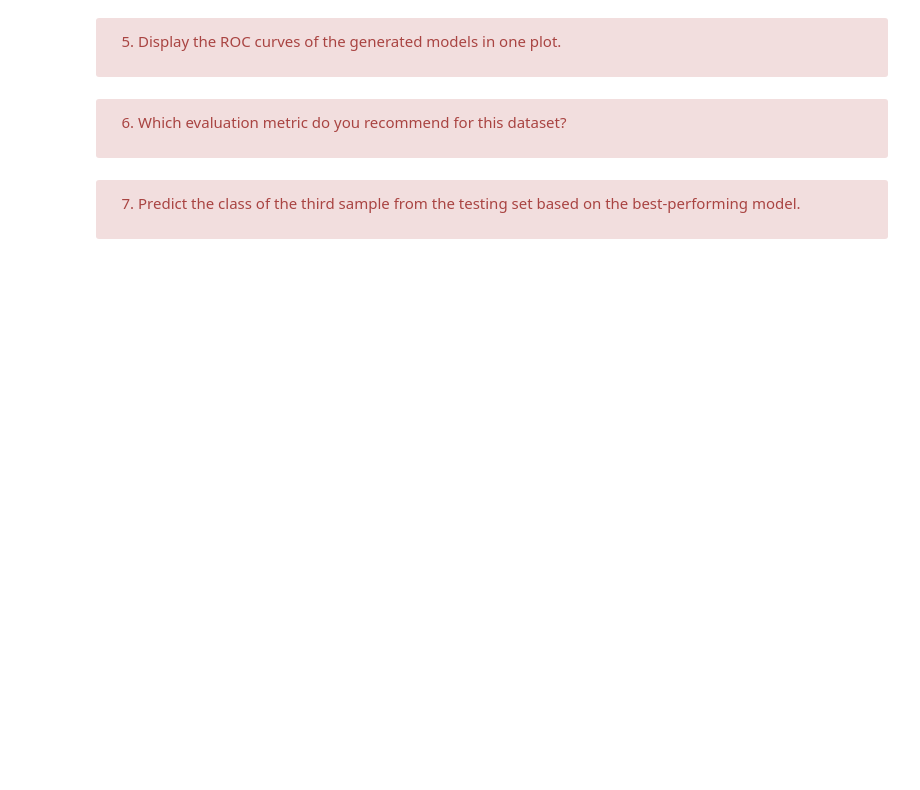
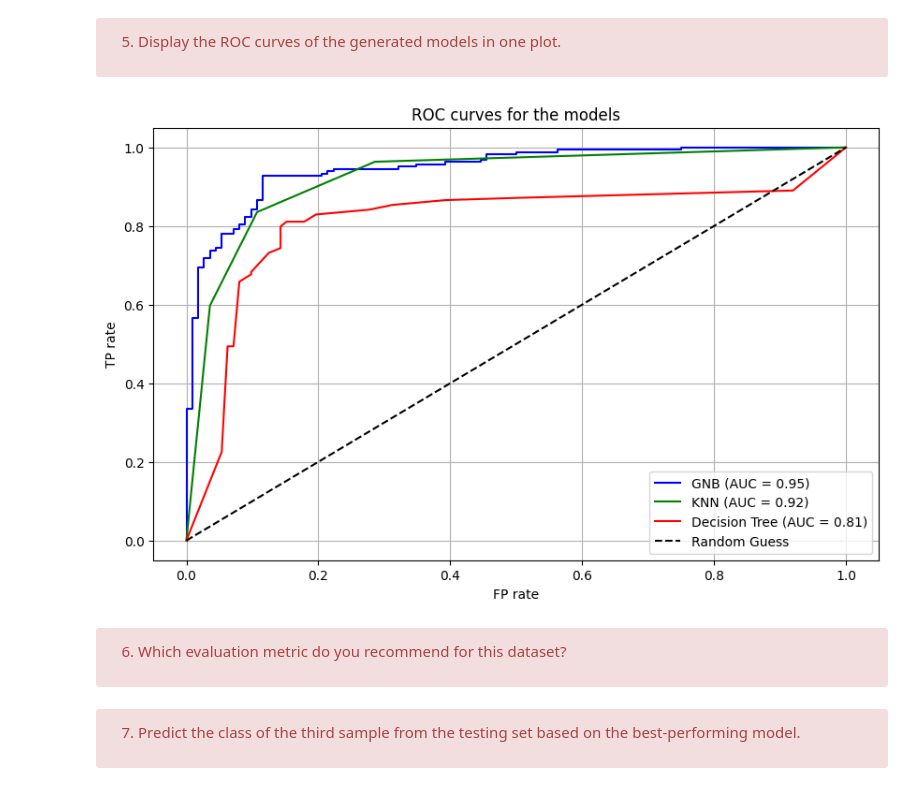
Before and after one commit to amaliahm/machine_learning_tps, a Jupyter notebook: TP4.ipynb, the cells around one changed output. Cells and saved outputs as stored; diff of their text form; code cells hidden in the pictures; blank space fills up the shorter version.

```diff
--- a/TP4.ipynb
+++ b/TP4.ipynb
@@ -689,6 +746,36 @@ weighted avg       0.88      0.87      0.87       276
 5. Display the ROC curves of the generated models in one plot.
 
 </div>
+# %%
+y_pred_proba_gnb = gaussian_naive_bayes.predict_proba(X_test)[:, 1]
+y_pred_proba_knn = knn.predict_proba(X_test)[:, 1]
+y_pred_proba_dt = decision_tree.predict_proba(X_test)[:, 1]
+
+fpr_gnb, tpr_gnb, _ = roc_curve(y_test, y_pred_proba_gnb)
+roc_auc_gnb = auc(fpr_gnb, tpr_gnb)
+
+fpr_knn, tpr_knn, _ = roc_curve(y_test, y_pred_proba_knn)
+roc_auc_knn = auc(fpr_knn, tpr_knn)
+
+fpr_dt, tpr_dt, _ = roc_curve(y_test, y_pred_proba_dt)
+roc_auc_dt = auc(fpr_dt, tpr_dt)
+
+plt.figure(figsize=(10, 6))
+plt.plot(fpr_gnb, tpr_gnb, label=f'GNB (AUC = {roc_auc_gnb:.2f})', color='blue')
+plt.plot(fpr_knn, tpr_knn, label=f'KNN (AUC = {roc_auc_knn:.2f})', color='green')
+plt.plot(fpr_dt, tpr_dt, label=f'Decision Tree (AUC = {roc_auc_dt:.2f})', color='red')
+
+plt.plot([0, 1], [0, 1], 'k--', label='Random Guess')
+
+plt.title('ROC curves for the models')
+plt.xlabel('FP rate')
+plt.ylabel('TP rate')
+plt.legend(loc='lower right')
+plt.grid()
+
+plt.show()
+# %% [output]
+[figure, added]
 # %% [markdown]
 <div class="alert alert-block alert-danger">
 
```
Also changed, not shown: parts of 11 cells of this notebook.
